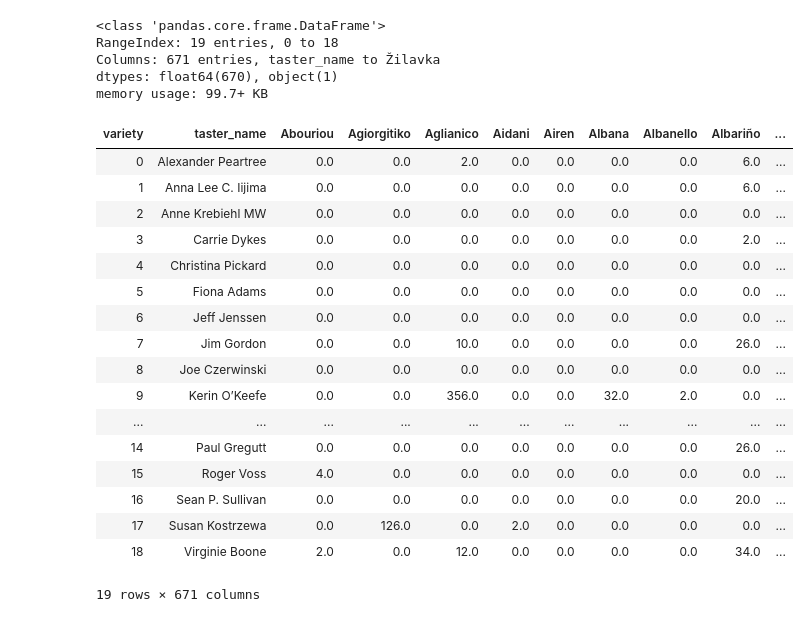
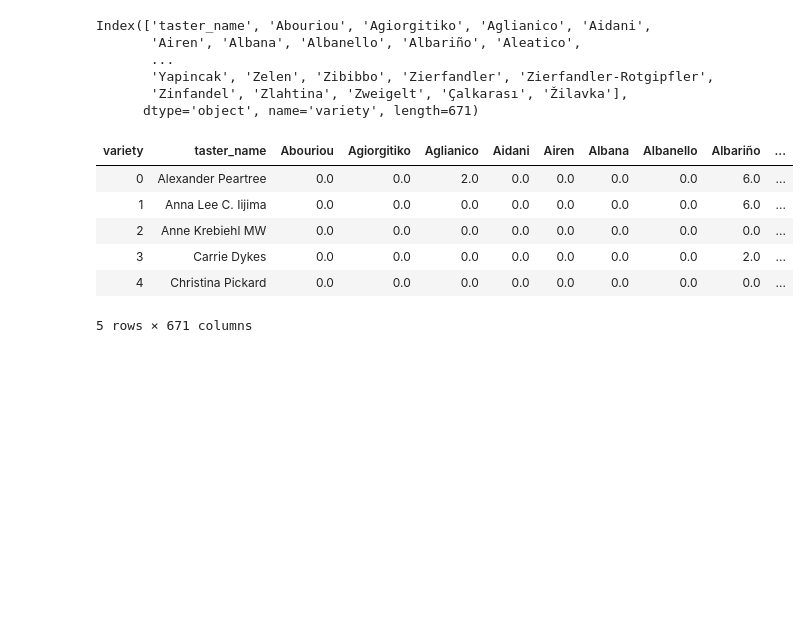
Before and after one commit to bthakr1/datascience_pipeline, a Jupyter notebook: Cosine_Similarity.ipynb, the cells around one changed output. Drawn from its saved outputs; the diff is of its cells as text; code cells hidden in the pictures; blank space fills up the shorter version.

```diff
--- a/Cosine_Similarity.ipynb
+++ b/Cosine_Similarity.ipynb
@@ -7,0 +24,3 @@ wine = pd.read_csv('winemag-data-130k-v2.csv')
+# %%
+# Removing not needed column
+wine.drop(['Unnamed: 0'],axis=1, inplace=True)
@@ -40,31 +79,24 @@ import numpy as np
 new_wine = pd.pivot_table(data=wine,index=['taster_name'],columns='variety',
                           aggfunc=np.count_nonzero).reset_index().fillna(0)
 # %%
-new_wine.info()
+new_wine.columns
 # %% [output]
-<class 'pandas.core.frame.DataFrame'>
-RangeIndex: 19 entries, 0 to 18
-Columns: 671 entries, taster_name to Žilavka
-dtypes: float64(670), object(1)
-memory usage: 99.7+ KB
+Index(['taster_name', 'Abouriou', 'Agiorgitiko', 'Aglianico', 'Aidani',
+       'Airen', 'Albana', 'Albanello', 'Albariño', 'Aleatico',
+       ...
+       'Yapincak', 'Zelen', 'Zibibbo', 'Zierfandler', 'Zierfandler-Rotgipfler',
+       'Zinfandel', 'Zlahtina', 'Zweigelt', 'Çalkarası', 'Žilavka'],
+      dtype='object', name='variety', length=671)
+# %%
+# removing every column where values are just zeros
+new_wine = new_wine.loc[:, new_wine.any()]
 # %%
-new_wine
+new_wine.head()
 # %% [output]
 | variety | taster_name | Abouriou | Agiorgitiko | Aglianico | Aidani | Airen | Albana | Albanello | Albariño | ... |
 | 0 | Alexander Peartree | 0.0 | 0.0 | 2.0 | 0.0 | 0.0 | 0.0 | 0.0 | 6.0 | ... |
 | 1 | Anna Lee C. Iijima | 0.0 | 0.0 | 0.0 | 0.0 | 0.0 | 0.0 | 0.0 | 6.0 | ... |
 | 2 | Anne Krebiehl MW | 0.0 | 0.0 | 0.0 | 0.0 | 0.0 | 0.0 | 0.0 | 0.0 | ... |
 | 3 | Carrie Dykes | 0.0 | 0.0 | 0.0 | 0.0 | 0.0 | 0.0 | 0.0 | 2.0 | ... |
 | 4 | Christina Pickard | 0.0 | 0.0 | 0.0 | 0.0 | 0.0 | 0.0 | 0.0 | 0.0 | ... |
-| 5 | Fiona Adams | 0.0 | 0.0 | 0.0 | 0.0 | 0.0 | 0.0 | 0.0 | 0.0 | ... |
-| 6 | Jeff Jenssen | 0.0 | 0.0 | 0.0 | 0.0 | 0.0 | 0.0 | 0.0 | 0.0 | ... |
-| 7 | Jim Gordon | 0.0 | 0.0 | 10.0 | 0.0 | 0.0 | 0.0 | 0.0 | 26.0 | ... |
-| 8 | Joe Czerwinski | 0.0 | 0.0 | 0.0 | 0.0 | 0.0 | 0.0 | 0.0 | 0.0 | ... |
-| 9 | Kerin O’Keefe | 0.0 | 0.0 | 356.0 | 0.0 | 0.0 | 32.0 | 2.0 | 0.0 | ... |
-| ... | ... | ... | ... | ... | ... | ... | ... | ... | ... | ... |
-| 14 | Paul Gregutt | 0.0 | 0.0 | 0.0 | 0.0 | 0.0 | 0.0 | 0.0 | 26.0 | ... |
-| 15 | Roger Voss | 4.0 | 0.0 | 0.0 | 0.0 | 0.0 | 0.0 | 0.0 | 0.0 | ... |
-| 16 | Sean P. Sullivan | 0.0 | 0.0 | 0.0 | 0.0 | 0.0 | 0.0 | 0.0 | 20.0 | ... |
-| 17 | Susan Kostrzewa | 0.0 | 126.0 | 0.0 | 2.0 | 0.0 | 0.0 | 0.0 | 0.0 | ... |
-| 18 | Virginie Boone | 2.0 | 0.0 | 12.0 | 0.0 | 0.0 | 0.0 | 0.0 | 34.0 | ... |
-19 rows × 671 columns
+5 rows × 671 columns
```
Also changed, not shown: parts of 16 cells of this notebook.
